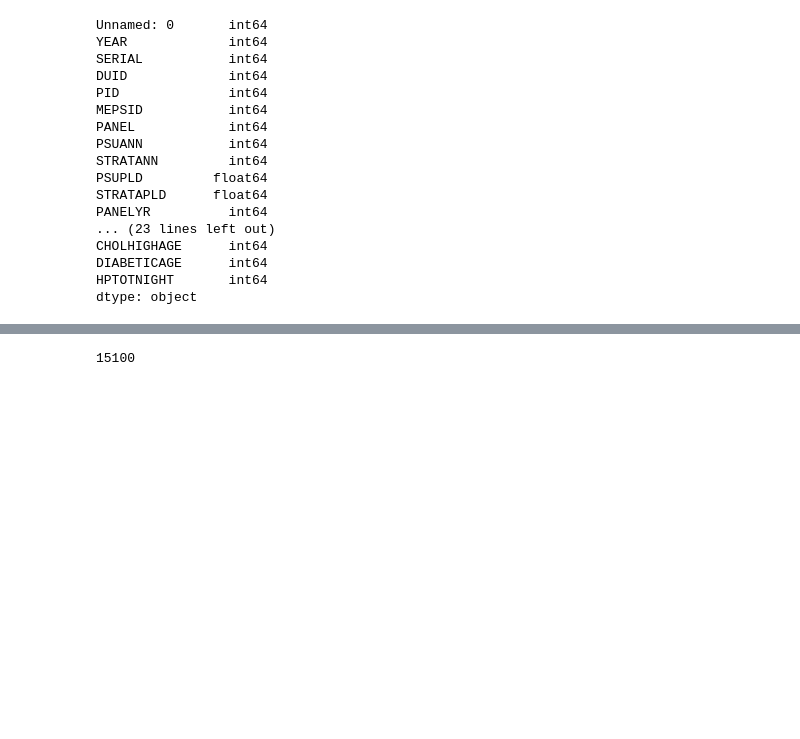
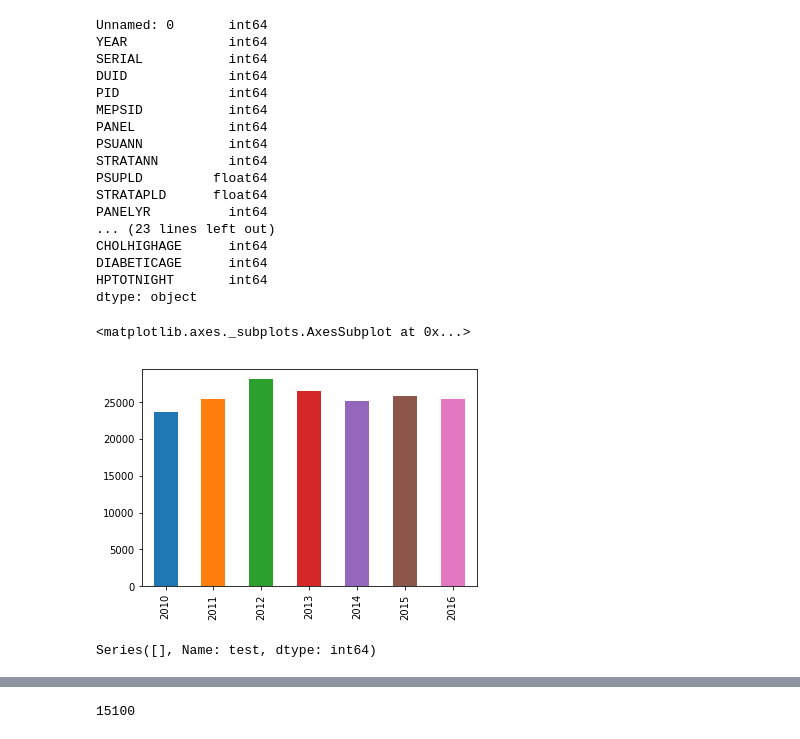
Before and after one commit to honshu77/DSA_project, a Jupyter notebook: IPUMS.ipynb, the cells around one changed output, grey strips where cells are left out. Drawn from its saved outputs; the diff is of its cells as text; code cells hidden in the pictures; blank space fills up the shorter version.

```diff
--- a/IPUMS.ipynb
+++ b/IPUMS.ipynb
@@ -68,3 +70,8 @@ data.drop(data[-data[target_variable].isin([1, 2])].index, inplace = True)
 data.loc[data[target_variable] == 1,target_variable] = 0
 data.loc[data[target_variable] == 2,target_variable] = 1
 data = data.reset_index(drop = True)
+# %%
+data['YEAR'].value_counts().sort_index().plot(kind='bar')
+# %% [output]
+<matplotlib.axes._subplots.AxesSubplot at 0x...>
+[figure, added]
@@ -70,0 +80,8 @@ data = data.reset_index(drop = True)
+# %%
+#BIRTHYR more complete as for variable AGE all ages > 85 are set as 85 and there are missing ages (99)
+#check that BIRTHYR consistent
+data['test'] = data['YEAR'] - data['BIRTHYR'] - data['AGE']
+data.loc[data['AGE'] > 85, 'test'] = 0
+data.loc[abs(data['test'])>1, 'test']
+# %% [output]
+Series([], Name: test, dtype: int64)
```
Also changed, not shown: parts of 36 cells of this notebook.
